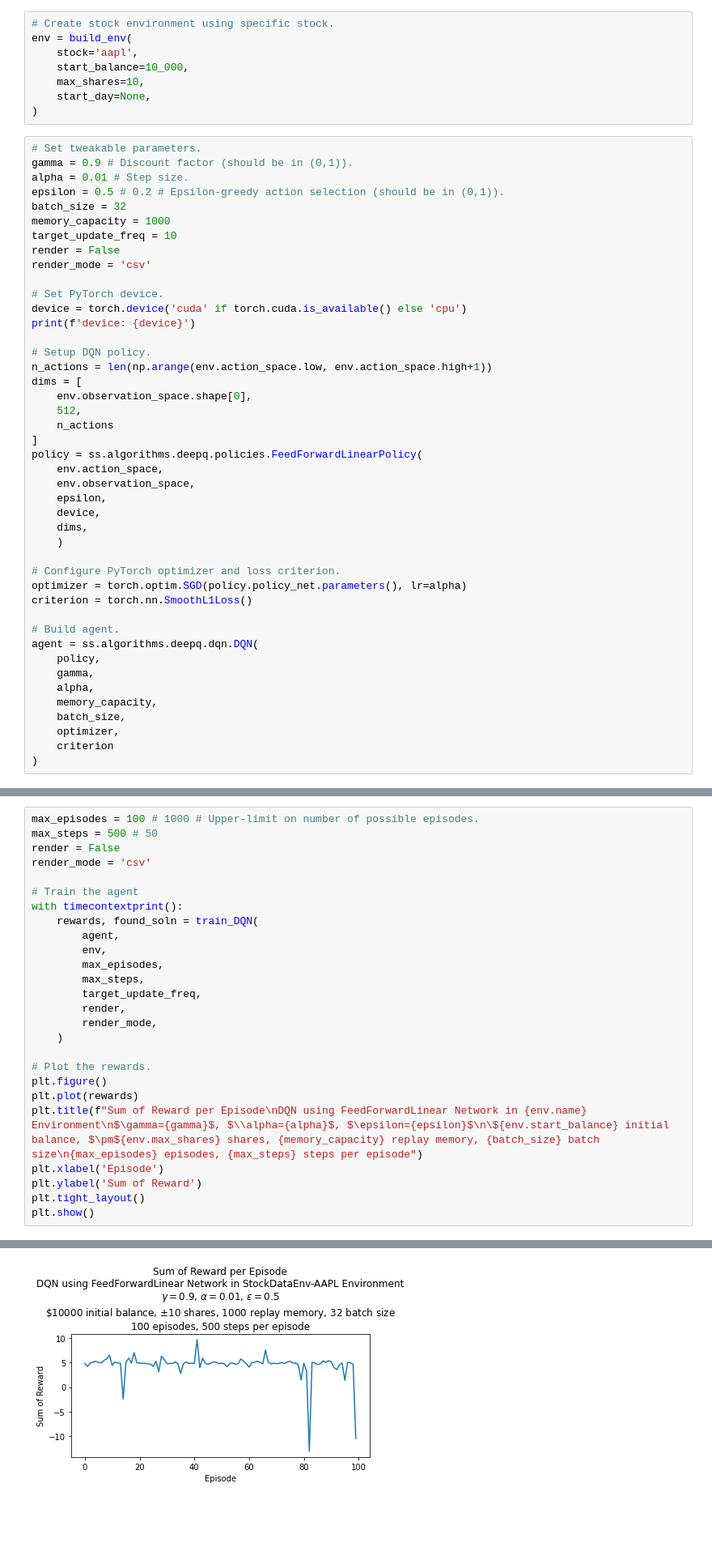
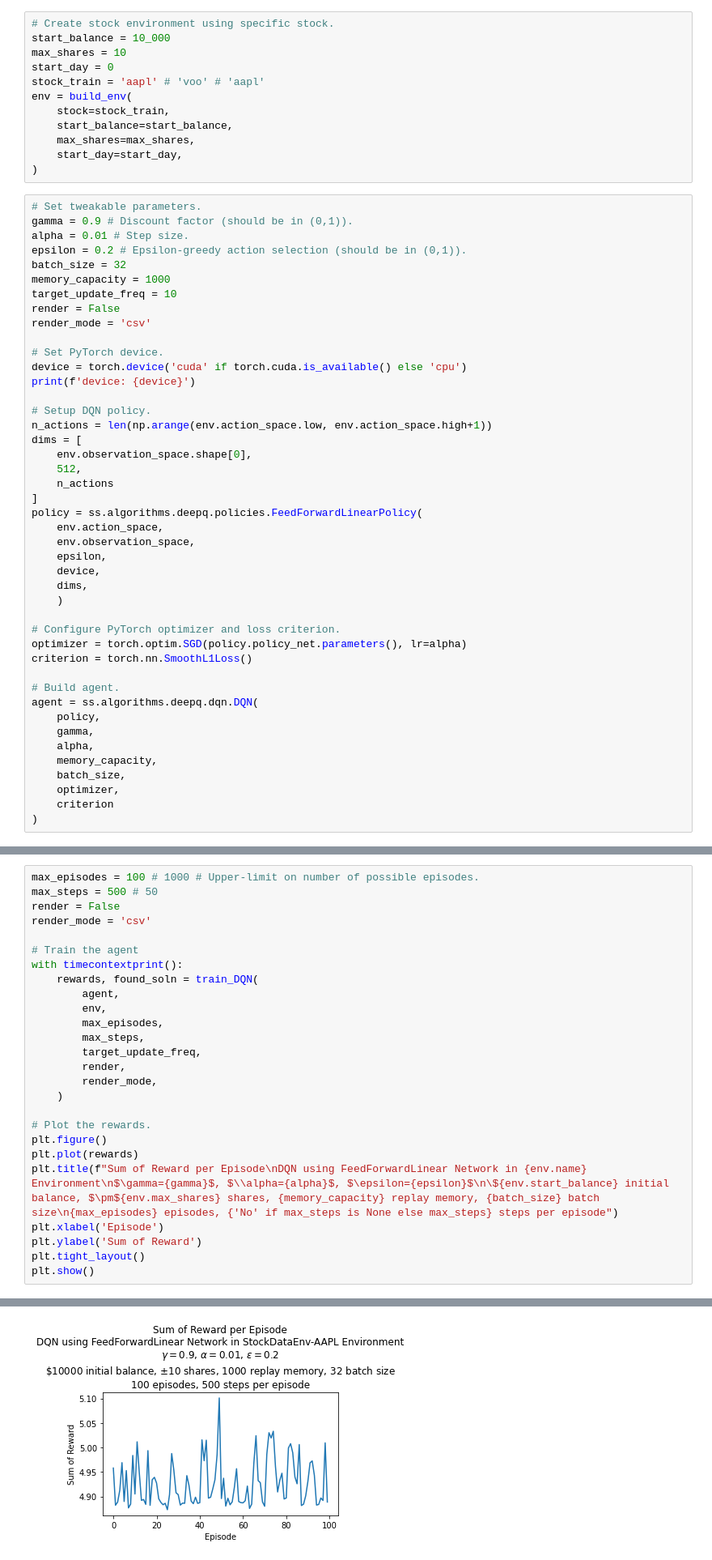
Before and after one commit to zanderman/smart-stock-rl, a Jupyter notebook: jupyter/experiments_dqn.ipynb, the cells around one changed output, grey strips where cells are left out. Shown at 81% size. Saved outputs shown, nothing was run; the diff lists cells and outputs as text; blank space fills up the shorter version.

Commit message:
Latest DQN training and eval

```diff
--- a/jupyter/experiments_dqn.ipynb
+++ b/jupyter/experiments_dqn.ipynb
@@ -195,17 +209,21 @@ def build_env(
     return env
 # %%
 # Create stock environment using specific stock.
+start_balance = 10_000
+max_shares = 10
+start_day = 0
+stock_train = 'aapl' # 'voo' # 'aapl'
 env = build_env(
-    stock='aapl',
-    start_balance=10_000,
-    max_shares=10,
-    start_day=None,
+    stock=stock_train,
+    start_balance=start_balance,
+    max_shares=max_shares,
+    start_day=start_day,
 )
 # %%
 # Set tweakable parameters.
 gamma = 0.9 # Discount factor (should be in (0,1)).
 alpha = 0.01 # Step size.
-epsilon = 0.5 # 0.2 # Epsilon-greedy action selection (should be in (0,1)).
+epsilon = 0.2 # Epsilon-greedy action selection (should be in (0,1)).
 batch_size = 32
 memory_capacity = 1000
 target_update_freq = 10
@@ -268,7 +286,7 @@ with timecontextprint():
 # Plot the rewards.
 plt.figure()
 plt.plot(rewards)
-plt.title(f"Sum of Reward per Episode\nDQN using FeedForwardLinear Network in {env.name} Environment\n$\gamma={gamma}$, $\\alpha={alpha}$, $\epsilon={epsilon}$\n\${env.start_balance} initial balance, $\pm${env.max_shares} shares, {memory_capacity} replay memory, {batch_size} batch size\n{max_episodes} episodes, {max_steps} steps per episode")
+plt.title(f"Sum of Reward per Episode\nDQN using FeedForwardLinear Network in {env.name} Environment\n$\gamma={gamma}$, $\\alpha={alpha}$, $\epsilon={epsilon}$\n\${env.start_balance} initial balance, $\pm${env.max_shares} shares, {memory_capacity} replay memory, {batch_size} batch size\n{max_episodes} episodes, {'No' if max_steps is None else max_steps} steps per episode")
 plt.xlabel('Episode')
 plt.ylabel('Sum of Reward')
 plt.tight_layout()
@@ -294,4 +312,4 @@ Elapsed time: 116.23513197898865 seconds
-[figure, old version]
+[figure, new version]
 # %% [markdown]
 ## Testing
 # %%
```
Also changed, not shown: parts of 10 cells of this notebook.
